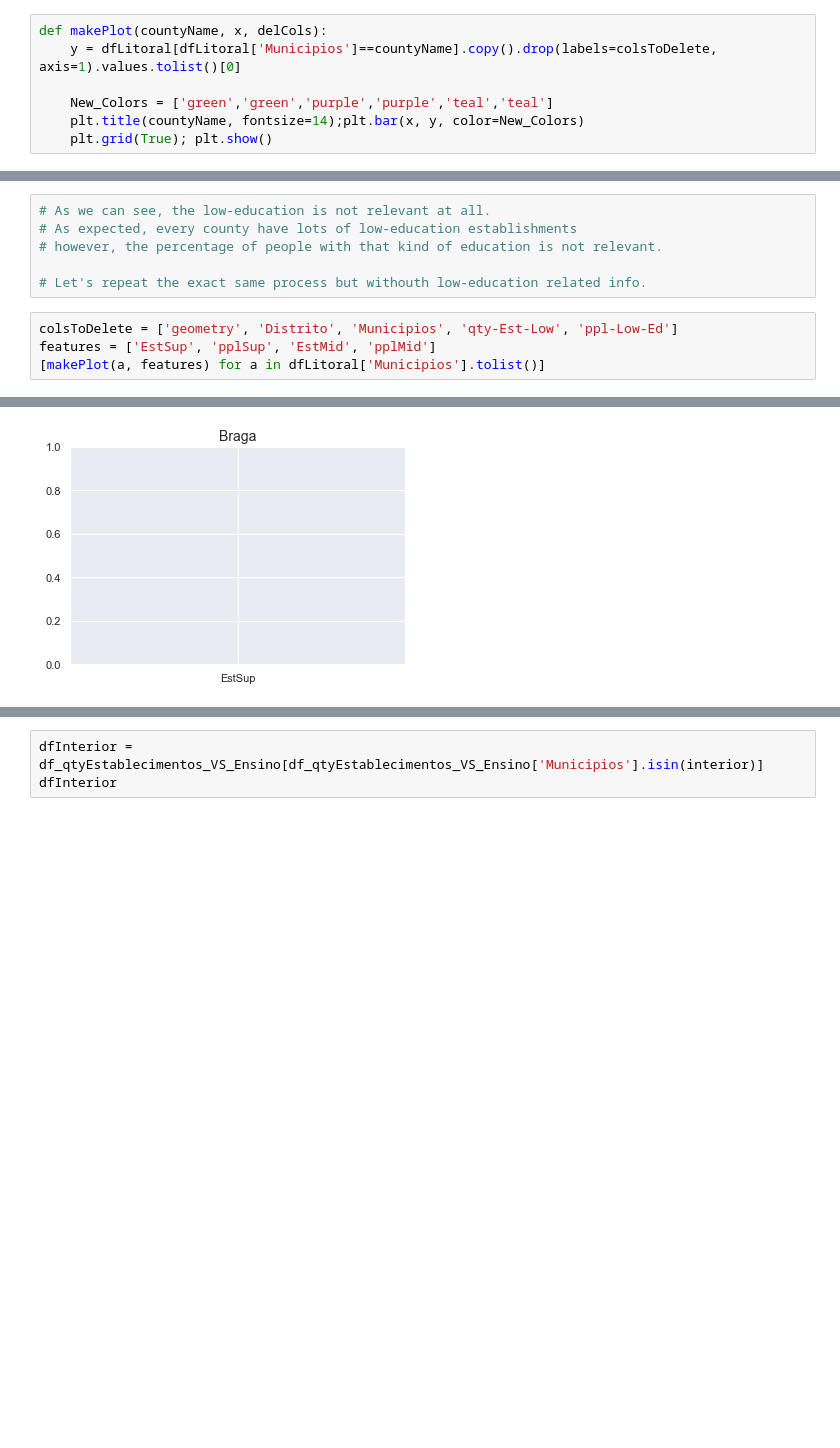
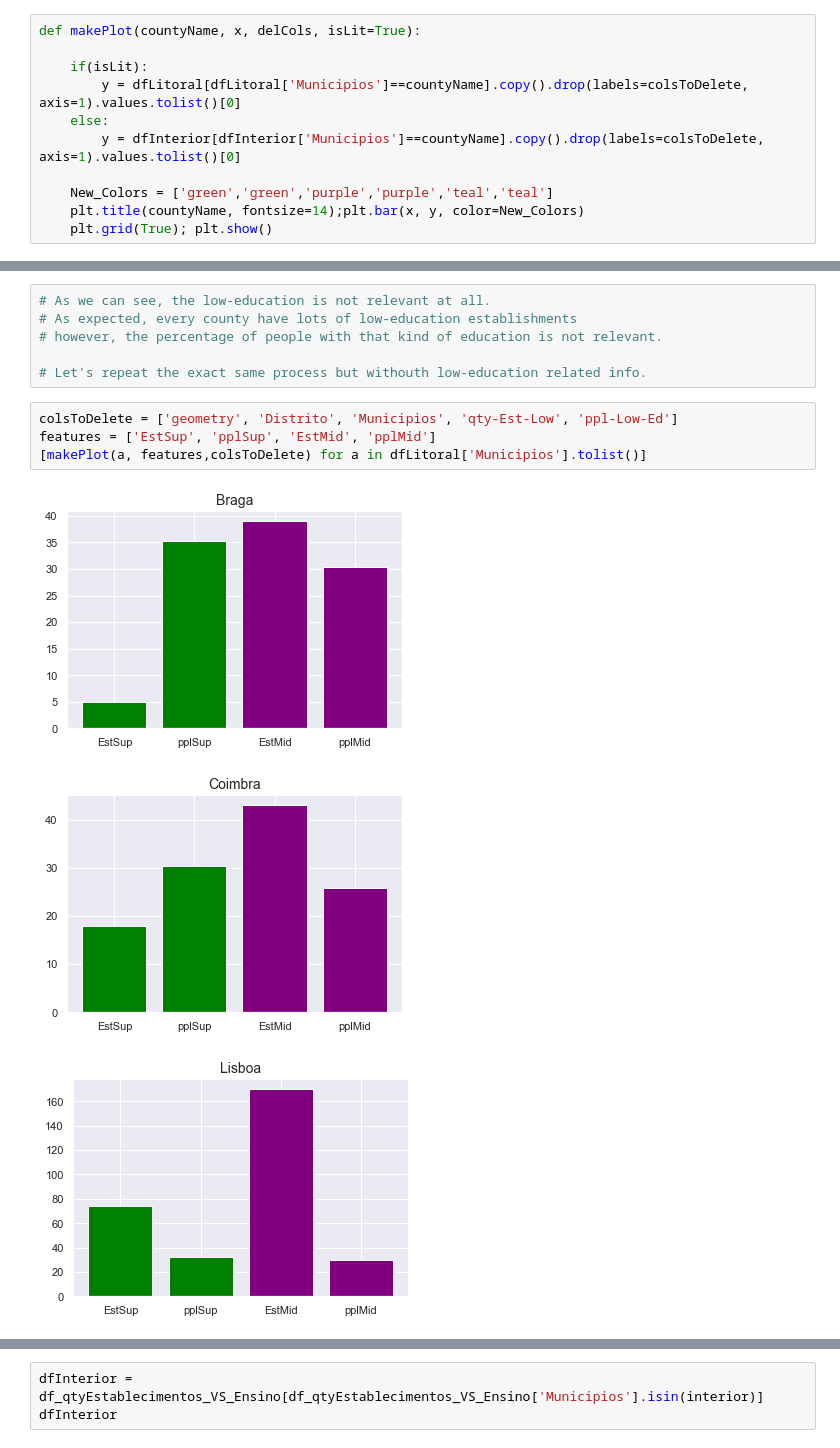
Before and after one commit to hjoaquim/psn-fs-js-hj, a Jupyter notebook: projeto-final.ipynb, the cells around one changed output, grey strips where cells are left out. Cells and saved outputs as stored; diff of their text form; blank space fills up the shorter version.

```diff
--- a/projeto-final.ipynb
+++ b/projeto-final.ipynb
@@ -184,8 +184,12 @@ dfLitoral
 | 209 | Porto | 42 | 34.4 | 111 | 25.9 | 301 | 25.3 | ... |
 | 251 | Setúbal | 4 | 34.0 | 19 | 30.3 | 107 | 15.0 | ... |
 # %%
-def makePlot(countyName, x, delCols):
-    y = dfLitoral[dfLitoral['Municipios']==countyName].copy().drop(labels=colsToDelete, axis=1).values.tolist()[0]
+def makePlot(countyName, x, delCols, isLit=True):
+
+    if(isLit):
+        y = dfLitoral[dfLitoral['Municipios']==countyName].copy().drop(labels=colsToDelete, axis=1).values.tolist()[0]
+    else:
+        y = dfInterior[dfInterior['Municipios']==countyName].copy().drop(labels=colsToDelete, axis=1).values.tolist()[0]
 
     New_Colors = ['green','green','purple','purple','teal','teal']
     plt.title(countyName, fontsize=14);plt.bar(x, y, color=New_Colors)
@@ -210,5 +214,8 @@ features = ['EstSup', 'pplSup', 'EstMid', 'pplMid', 'EstLow', 'pplLow']
 # %%
 colsToDelete = ['geometry', 'Distrito', 'Municipios', 'qty-Est-Low', 'ppl-Low-Ed']
 features = ['EstSup', 'pplSup', 'EstMid', 'pplMid']
-[makePlot(a, features) for a in dfLitoral['Municipios'].tolist()]
+[makePlot(a, features,colsToDelete) for a in dfLitoral['Municipios'].tolist()]
 # %% [output]
+[figure, new version]
+[figure, added]
+[figure, added]
@@ -216 +224,0 @@ ValueError: shape mismatch: objects cannot be broadcast to a single shape
-[figure, old version]
```
Also changed, not shown: parts of 6 cells of this notebook.
